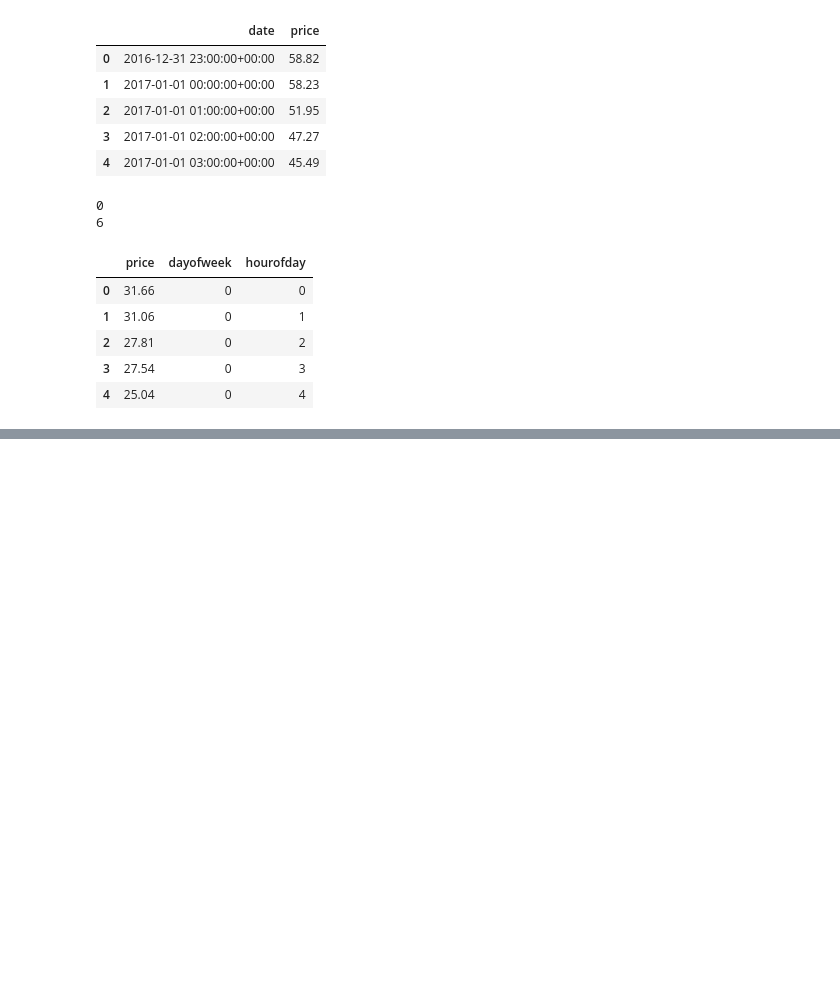
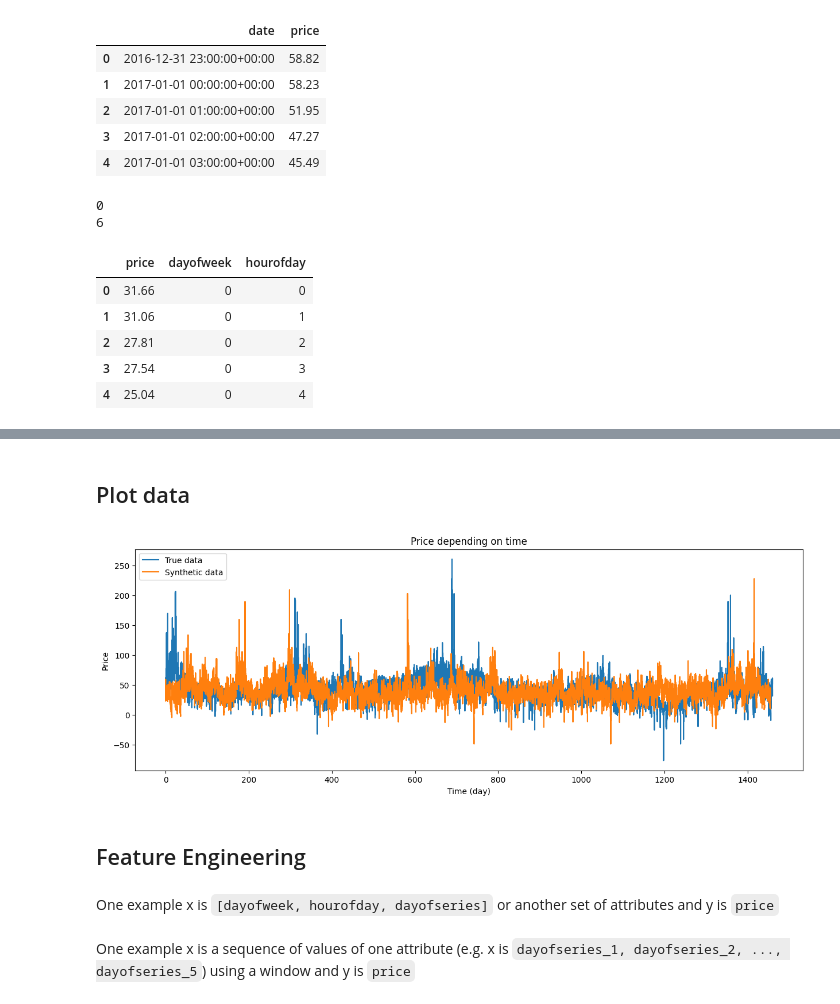
Before and after one commit to RobinMeneust/air_liquide_ai_challenge, a Jupyter notebook: notebooks/xgboost.ipynb, the cells around one changed output, grey strips where cells are left out. Drawn from its saved outputs; the diff is of its cells as text; code cells hidden in the pictures; blank space fills up the shorter version.

```diff
--- a/notebooks/xgboost.ipynb
+++ b/notebooks/xgboost.ipynb
@@ -139,0 +68,16 @@ plt.show()
+# %%
+def preprocess_synthetic_data(df):
+    new_df = df.copy()
+    new_df['dayofseries'] = 0
+
+    day = -1
+    for i in range(0, len(new_df)):
+        if i % 24 == 0:
+            day += 1
+        new_df.loc[i, 'dayofseries'] = day
+
+    new_df["hoursofseries"] = new_df["dayofseries"]*24 + new_df["hourofday"]
+    return new_df
+# %%
+df_price_generated_00257_preprocessed = preprocess_synthetic_data(df_price_generated_00257)
+df_price_generated_00257_preprocessed.head()
@@ -139,0 +91,18 @@ plt.show()
+# %% [markdown]
+## Plot data
+# %%
+plt.figure(figsize=(15,5))
+plt.plot(df_price_preprocessed["dayofseries"], df_price_preprocessed["price"], label="True data")
+plt.plot(df_price_generated_00257_preprocessed["dayofseries"], df_price_generated_00257_preprocessed["price"], label="Synthetic data")
+plt.title('Price depending on time')
+plt.xlabel('Time (day)')
+plt.ylabel('Price')
+plt.legend()
+
+plt.show()
+# %% [output]
+[figure, added]
+# %% [markdown]
+## Feature Engineering
+# %% [markdown]
+One example x is `[dayofweek, hourofday, dayofseries]` or another set of attributes and y is `price`
@@ -139,0 +114,2 @@ plt.show()
+# %% [markdown]
+One example x is a sequence of values of one attribute (e.g. x is `dayofseries_1, dayofseries_2, ..., dayofseries_5`) using a window and y is `price`
```
Also changed, not shown: parts of 41 cells of this notebook, 3 other files.
